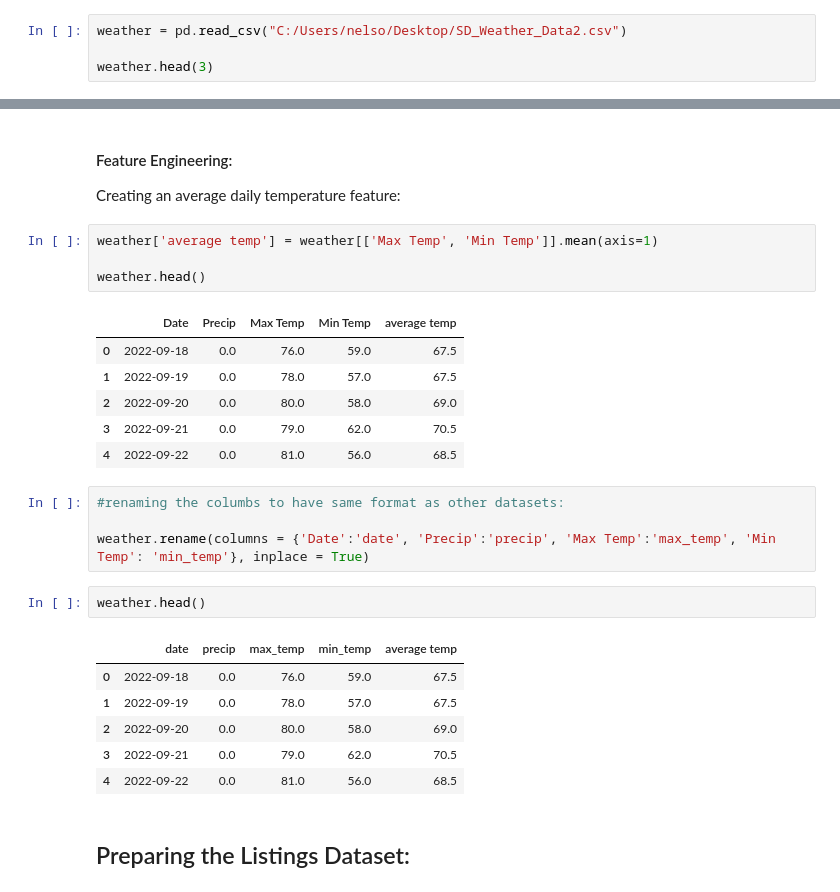
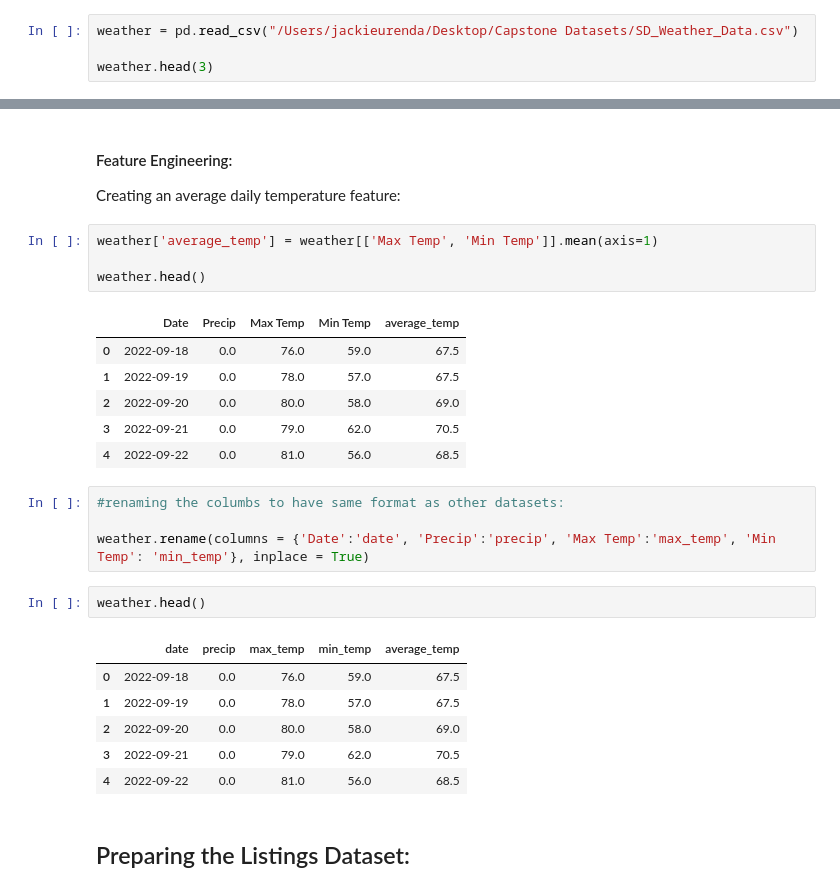
Before and after one commit to RenettaNelson/USD-Capstone-Project, a Jupyter notebook: Code Library Folder/Data Preparation.ipynb, the cells around one changed output, grey strips where cells are left out. Saved outputs shown, nothing was run; the diff lists cells and outputs as text.

```diff
--- a/Code Library Folder/Data Preparation.ipynb
+++ b/Code Library Folder/Data Preparation.ipynb
@@ -126,7 +126,7 @@ calendar.head(3)
 # %% [markdown]
 ## Preparing the San Diego Weather Dataset:
 # %%
-weather = pd.read_csv("C:/Users/nelso/Desktop/SD_Weather_Data2.csv")
+weather = pd.read_csv("/Users/jackieurenda/Desktop/Capstone Datasets/SD_Weather_Data.csv")
 
 weather.head(3)
 # %% [output]
@@ -196,11 +196,11 @@ dtype: object
 
 Creating an average daily temperature feature:
 # %%
-weather['average temp'] = weather[['Max Temp', 'Min Temp']].mean(axis=1)
+weather['average_temp'] = weather[['Max Temp', 'Min Temp']].mean(axis=1)
 
 weather.head()
 # %% [output]
-|  | Date | Precip | Max Temp | Min Temp | average temp |
+|  | Date | Precip | Max Temp | Min Temp | average_temp |
 | 0 | 2022-09-18 | 0.0 | 76.0 | 59.0 | 67.5 |
 | 1 | 2022-09-19 | 0.0 | 78.0 | 57.0 | 67.5 |
 | 2 | 2022-09-20 | 0.0 | 80.0 | 58.0 | 69.0 |
@@ -213,7 +213,7 @@ weather.rename(columns = {'Date':'date', 'Precip':'precip', 'Max Temp':'max_temp
 # %%
 weather.head()
 # %% [output]
-|  | date | precip | max_temp | min_temp | average temp |
+|  | date | precip | max_temp | min_temp | average_temp |
 | 0 | 2022-09-18 | 0.0 | 76.0 | 59.0 | 67.5 |
 | 1 | 2022-09-19 | 0.0 | 78.0 | 57.0 | 67.5 |
 | 2 | 2022-09-20 | 0.0 | 80.0 | 58.0 | 69.0 |
```
Also changed, not shown: parts of 17 cells of this notebook.
